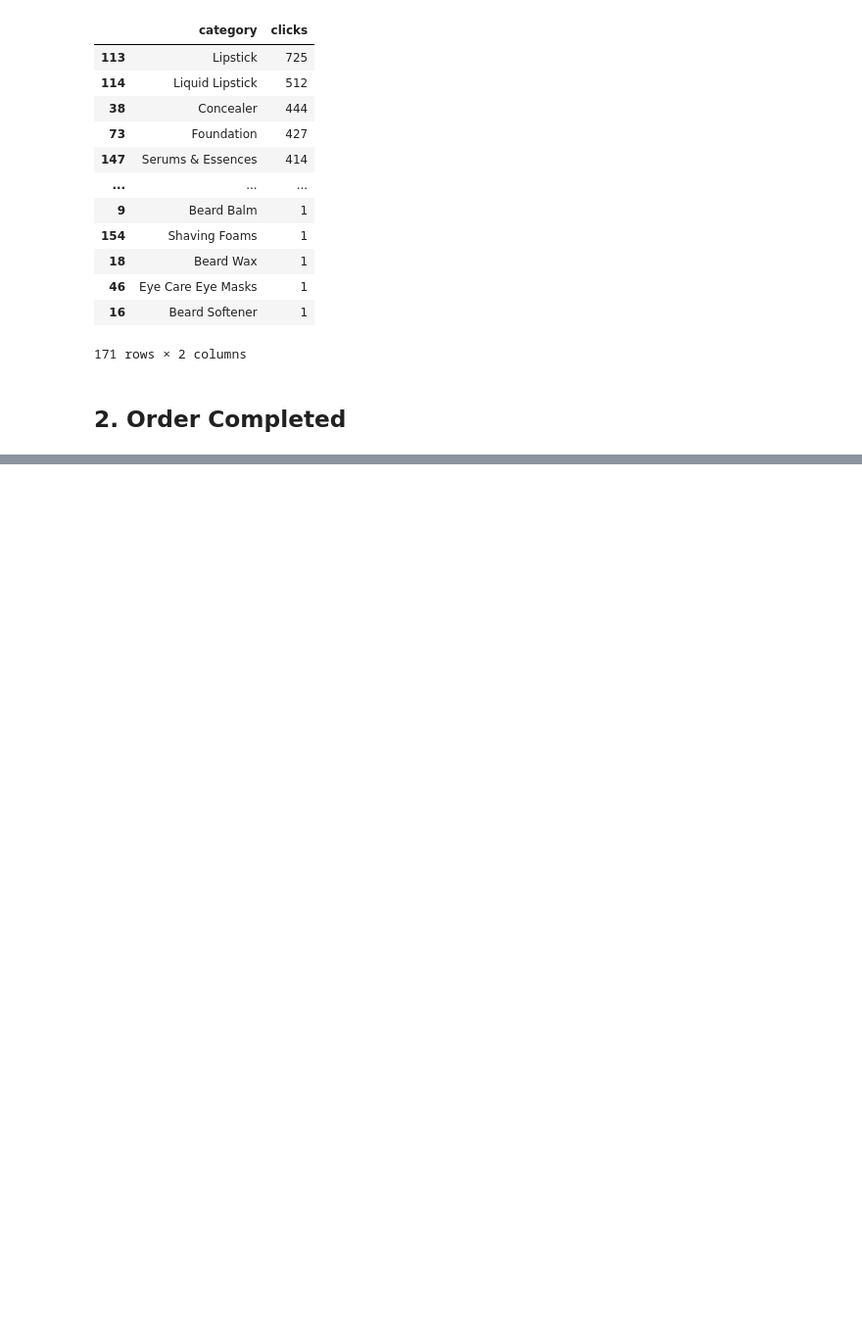
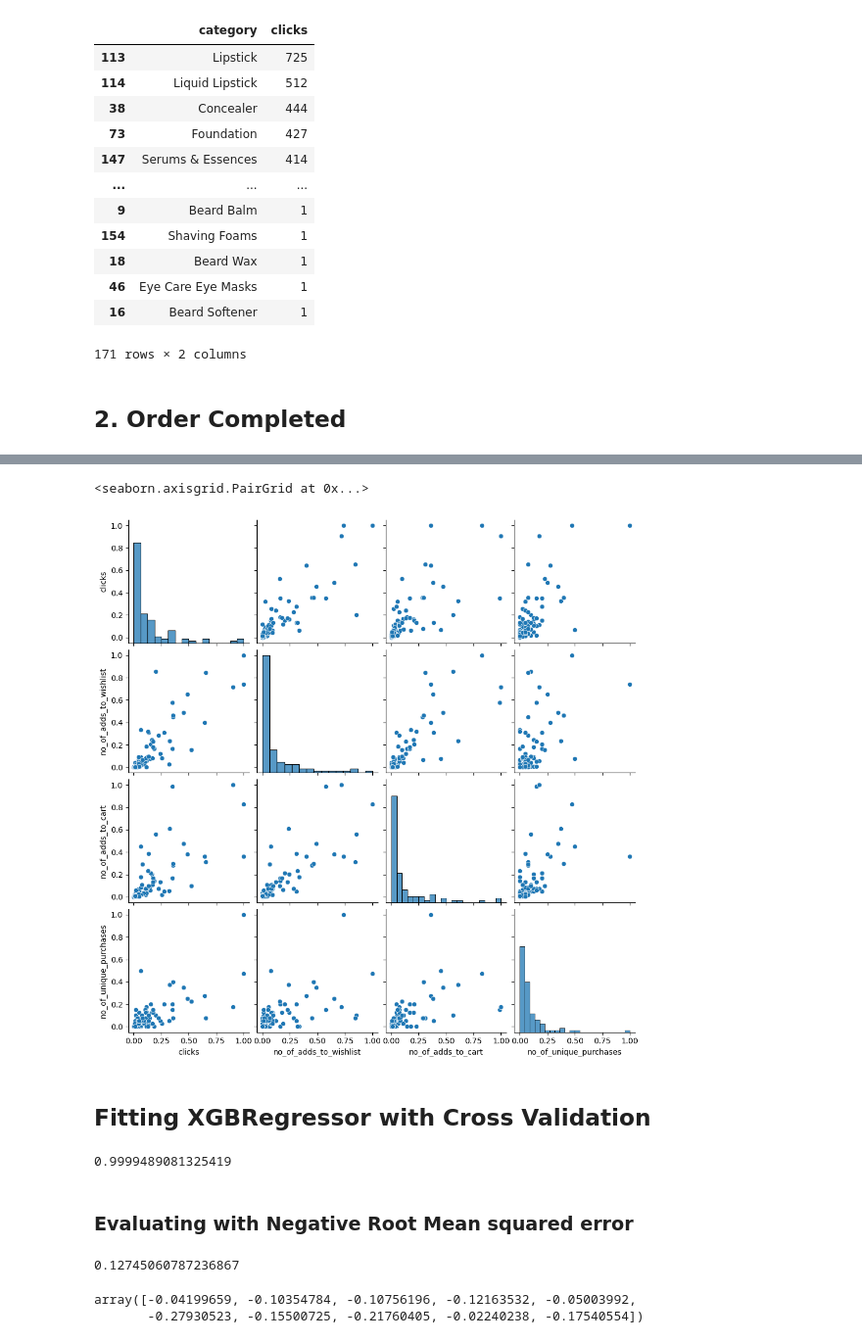
Before and after one commit to UtkarshRedd/Product-Popularity-Calculator, a Jupyter notebook: Fortnightly_Popularity.ipynb, the cells around one changed output, grey strips where cells are left out. Shown at 98% size. Drawn from its saved outputs; the diff is of its cells as text; code cells hidden in the pictures; blank space fills up the shorter version.

```diff
--- a/Fortnightly_Popularity.ipynb
+++ b/Fortnightly_Popularity.ipynb
@@ -187,0 +682,5 @@ df_clicks_category.sort_values('clicks', ascending=False)
+# %%
+sns.pairplot(df_ml)
+# %% [output]
+<seaborn.axisgrid.PairGrid at 0x...>
+[figure, added]
@@ -187,0 +701,2 @@ df_clicks_category.sort_values('clicks', ascending=False)
+# %% [markdown]
+<h2>Fitting XGBRegressor with Cross Validation</h2>
@@ -187,0 +707,17 @@ df_clicks_category.sort_values('clicks', ascending=False)
+# %%
+train_score
+# %% [output]
+0.9999489081325419
+# %% [markdown]
+### Evaluating with Negative Root Mean squared error
+# %%
+cv = KFold(n_splits=10, shuffle=True, random_state=123)
+final_scores = cross_val_score(xgb_reg, X, Y, cv=cv, scoring='neg_root_mean_squared_error')
+abs(final_scores).mean()
+# %% [output]
+0.12745060787236867
+# %%
+final_scores
+# %% [output]
+array([-0.04199659, -0.10354784, -0.10756196, -0.12163532, -0.05003992,
+       -0.27930523, -0.15500725, -0.21760405, -0.02240238, -0.17540554])
```
Also changed, not shown: parts of 59 cells of this notebook, 1 other file.
